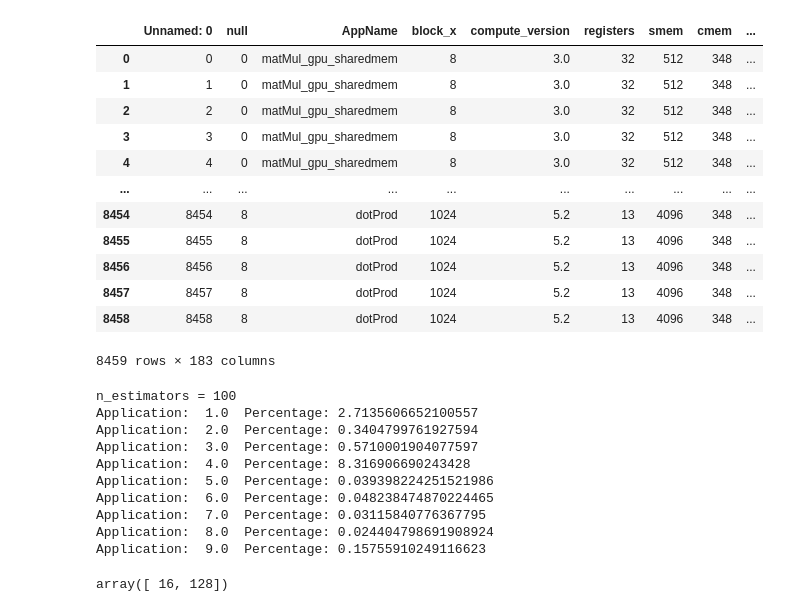
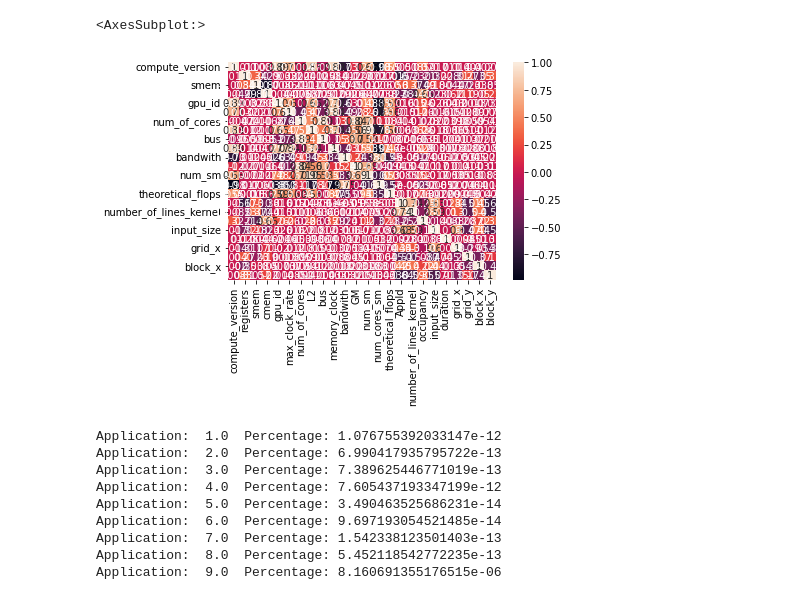
Before and after one commit to luanrsiqueira/cuda_project, a Jupyter notebook: random_Forest.ipynb, the cells around one changed output. Saved outputs shown, nothing was run; the diff lists cells and outputs as text; code cells hidden in the pictures.

```diff
--- a/random_Forest.ipynb
+++ b/random_Forest.ipynb
@@ -4,23 +5,9 @@ import numpy  as np
 # %%
 df = pd.read_csv('./Teste-11-08.csv')
-df['AppId'].unique()
-df
-# %% [output]
-|  | Unnamed: 0 | null | AppName | block_x | compute_version | registers | smem | cmem | ... |
-| 0 | 0 | 0 | matMul_gpu_sharedmem | 8 | 3.0 | 32 | 512 | 348 | ... |
-| 1 | 1 | 0 | matMul_gpu_sharedmem | 8 | 3.0 | 32 | 512 | 348 | ... |
-| 2 | 2 | 0 | matMul_gpu_sharedmem | 8 | 3.0 | 32 | 512 | 348 | ... |
-| 3 | 3 | 0 | matMul_gpu_sharedmem | 8 | 3.0 | 32 | 512 | 348 | ... |
-| 4 | 4 | 0 | matMul_gpu_sharedmem | 8 | 3.0 | 32 | 512 | 348 | ... |
-| ... | ... | ... | ... | ... | ... | ... | ... | ... | ... |
-| 8454 | 8454 | 8 | dotProd | 1024 | 5.2 | 13 | 4096 | 348 | ... |
-| 8455 | 8455 | 8 | dotProd | 1024 | 5.2 | 13 | 4096 | 348 | ... |
-| 8456 | 8456 | 8 | dotProd | 1024 | 5.2 | 13 | 4096 | 348 | ... |
-| 8457 | 8457 | 8 | dotProd | 1024 | 5.2 | 13 | 4096 | 348 | ... |
-| 8458 | 8458 | 8 | dotProd | 1024 | 5.2 | 13 | 4096 | 348 | ... |
-8459 rows × 183 columns
 # %%
-df1 = df[['AppName','compute_version','registers','smem','cmem','gpu_id','gpu_name','l1_cache_used','max_clock_rate','num_of_cores','L2','bus','memory_clock','bandwith','GM','num_sm','num_cores_sm','theoretical_flops','AppId','number_of_lines_kernel','occupancy','input_size', 'duration','grid_x','grid_y','block_x','block_y']]
+#df1 = df[['AppName','compute_version','registers','smem','cmem','gpu_id','gpu_name','l1_cache_used','max_clock_rate','num_of_cores','L2','bus','memory_clock','bandwith','GM','num_sm','num_cores_sm','theoretical_flops','AppId','number_of_lines_kernel','occupancy','input_size', 'duration','grid_x','grid_y','block_x','block_y']]
+df1 = df[['AppName','compute_version','registers','smem','cmem','gpu_id','gpu_name','max_clock_rate','num_of_cores','L2','bus','memory_clock','bandwith','GM','num_sm','num_cores_sm','theoretical_flops','AppId','number_of_lines_kernel','occupancy','input_size', 'duration','grid_x','grid_y','block_x','block_y']]
+
 df1 = df1.sort_values(by='AppId', ascending=True)
 df1['duration'] = pd.to_numeric(df1['duration'],errors = 'coerce')
 df1 = df1.select_dtypes(exclude=['object'])
@@ -28,3 +19,9 @@ df1=df1.dropna()
+# %%
+import seaborn as sns
+sns.heatmap(df1.corr(), annot=True)
+# %% [output]
+<AxesSubplot:>
+[figure, added]
 # %%
 from sklearn import metrics
 
@@ -34,41 +31,41 @@ def mean_absolute_percentage_error(y_true, y_pred):
 # %%
 from sklearn.model_selection import train_test_split
 from sklearn.ensemble import RandomForestRegressor
-print('n_estimators = 100')
+from sklearn.linear_model import LinearRegression
+from sklearn import linear_model
+
 for idApp in range(1,10):
   idApp = float(idApp)
 
-  X_train = df1[df1['AppId'] != idApp]
-  Y_train = df1[df1['AppId'] != idApp]['duration']
+  X_train = df1[df1['AppId'] != idApp].values
+  Y_train = df1[df1['AppId'] != idApp]['duration'].values
   X_test = df1[df1['AppId'] == idApp]
   Y_test = df1[df1['AppId'] == idApp]['duration']
 
   yTrain = np.log(Y_train + 0.000001)
   yTest = np.log(Y_test + 0.000001)
+  #xTrain = X_train
+  #xTest = X_test
   xTrain = np.log(X_train + 0.000001)
   xTest = np.log(X_test + 0.000001)
 
-  #xTrain, xTest, yTrain, yTest = train_test_split(X, y, train_size=0.8, random_state=42)
-
-  regressor = RandomForestRegressor(n_estimators = 100, random_state = 42)
-  regressor.fit(xTrain, yTrain)
+  #regressor = RandomForestRegressor(n_estimators = 500, random_state =42)
+  #regressor = LinearRegression().fit(xTrain, yTrain)
+  regressor = linear_model.LinearRegression().fit(xTrain, yTrain)
+  #regressor.fit(xTrain, yTrain)
 
   y_pred = regressor.predict(xTest)
+  #print(regressor.score())
 
   df2=pd.DataFrame({'Actual':yTest, 'Predicted':y_pred})
   print('Application: ', idApp, ' Percentage:',mean_absolute_percentage_error(yTest, y_pred))
 # %% [output]
-n_estimators = 100
-Application:  1.0  Percentage: 2.7135606652100557
-Application:  2.0  Percentage: 0.3404799761927594
-Application:  3.0  Percentage: 0.5710001904077597
-Application:  4.0  Percentage: 8.316906690243428
-Application:  5.0  Percentage: 0.039398224251521986
-Application:  6.0  Percentage: 0.048238474870224465
-Application:  7.0  Percentage: 0.03115840776367795
-Application:  8.0  Percentage: 0.024404798691908924
-Application:  9.0  Percentage: 0.15755910249116623
+Application:  1.0  Percentage: 1.076755392033147e-12
+Application:  2.0  Percentage: 6.990417935795722e-13
+Application:  3.0  Percentage: 7.389625446771019e-13
+Application:  4.0  Percentage: 7.605437193347199e-12
+Application:  5.0  Percentage: 3.490463525686231e-14
+Application:  6.0  Percentage: 9.697193054521485e-14
+Application:  7.0  Percentage: 1.542338123501403e-13
+Application:  8.0  Percentage: 5.452118542772235e-13
+Application:  9.0  Percentage: 8.160691355176515e-06
-# %%
-df1['block_x'].unique()
-# %% [output]
-array([ 16, 128])
```
Also changed, not shown: parts of 4 cells of this notebook, 2 other files.
